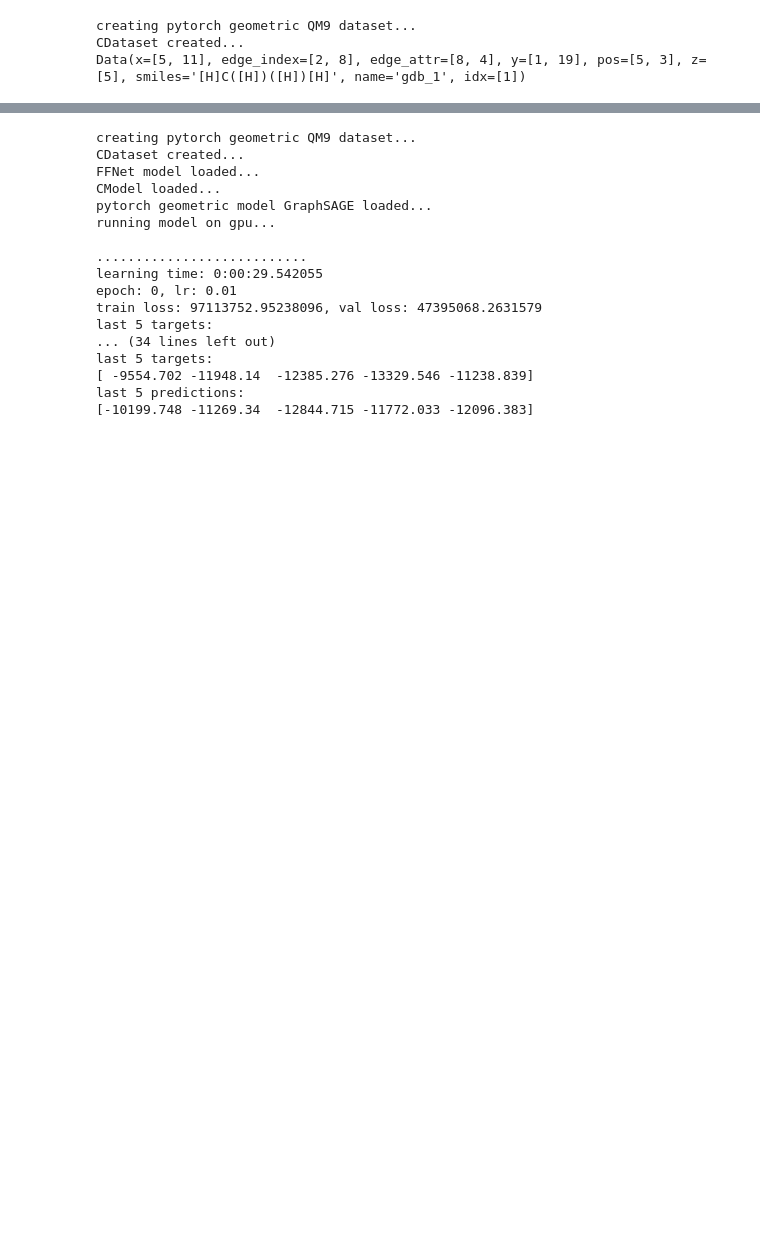
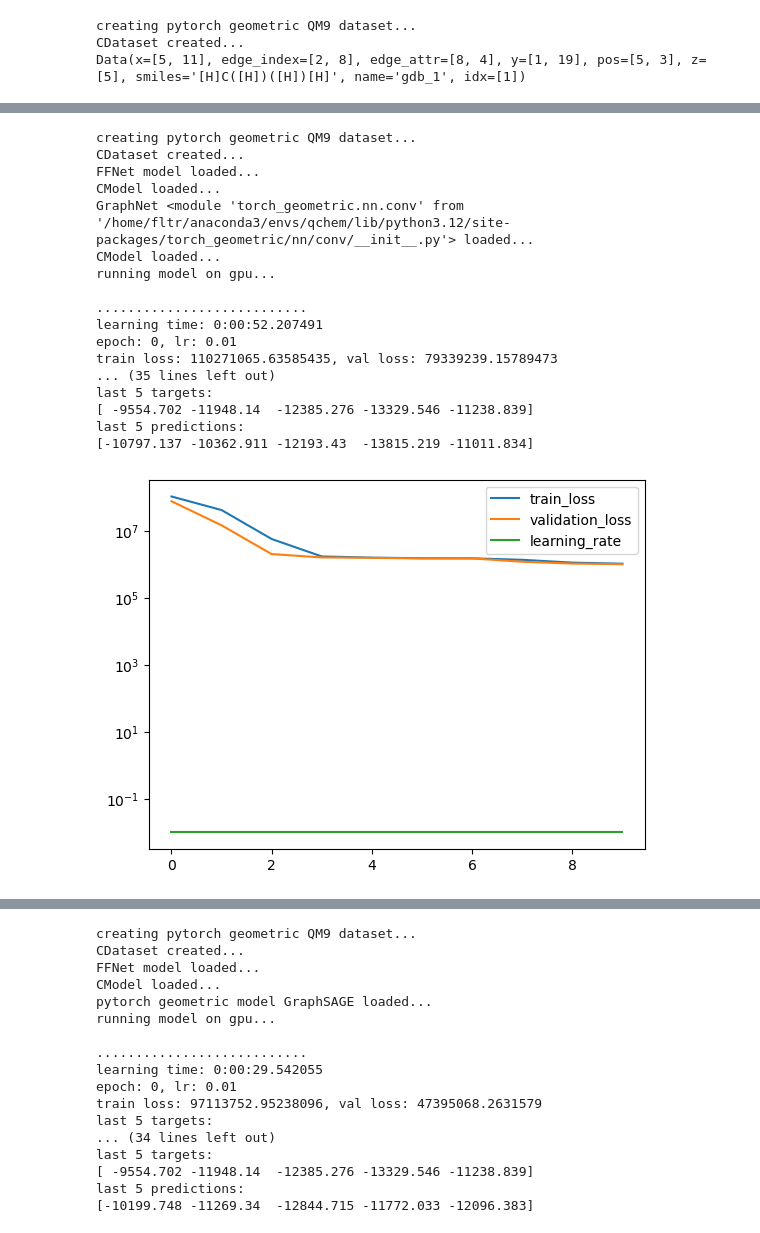
Before and after one commit to icanswim/qchem, a Jupyter notebook: experiment.ipynb, the cells around one changed output, grey strips where cells are left out. Drawn from its saved outputs; the diff is of its cells as text; code cells hidden in the pictures; blank space fills up the shorter version.

```diff
--- a/experiment.ipynb
+++ b/experiment.ipynb
@@ -198,0 +398,80 @@ qm9.ds[li].rdmol
+# %%
+# qchem PyG dataset wrapper (PGDS) with qchem model (GraphNet)
+# NetConv convolutions with edge features
+# extract, transform, load, model, metrics, display
+
+class IndexY(T.BaseTransform):
+    def __init__(self, i):
+        self.i = i
+
+    def __call__(self, data):
+        # Shallow-copy the data so that we prevent in-place data modification.
+        return self.forward(copy.copy(data))
+
+    def forward(self, data):
+        y = data.y[:,self.i]
+        data.y = y
+        return data
+
+model_param = {'in_channels': 11,
+               'hidden': 128,
+               'out_channels': 1,
+               'depth': 2,
+               'convolution': 'NetConv', # uses edge features
+               'pool': 'MeanAggregation',
+               'dropout': .1,
+               'softmax': None,
+               'activation': 'relu',
+               'edge_features': 4,
+               }
+
+ds_param = {'train_param': {'dataset': 'QM9',
+                            'transforms': {},
+                            'pg_param': {'root': './data/',
+                                         'transform': T.Compose([IndexY(7)])}}}
+
+metrics_param = {'report_interval': 100,
+                 'log_plot': True,
+                 'min_lr': .0013}
+
+opt_param = {'lr': 0.01}
+
+crit_param = {'reduction': 'sum'}
+
+sample_param = {'set_seed': 88,
+                'splits': (.7, .15)}
+
+sched_param = {'factor': .6,
+               'patience': 5,
+               'cooldown': 5,
+               'min_lr': .00125}
+
+
+l = Learn([PGDS], GraphNet, Selector,
+          Optimizer=Adam, Scheduler=ReduceLROnPlateau, Criterion=MSELoss, DataLoader=DataLoader,
+          model_param=model_param, ds_param=ds_param, sample_param=sample_param,
+          opt_param=opt_param, sched_param=sched_param, crit_param=crit_param,
+          metrics_param=metrics_param,
+          squeeze_y_pred=True, batch_size=256, epochs=2)
+
+# cosmosis qm9 feature U0 is in hartree while pyg qm9 U0 (y[7]) is in eV
+# hartree * 27.2114 = eV
+# %% [output]
+creating pytorch geometric QM9 dataset...
+CDataset created...
+FFNet model loaded...
+CModel loaded...
+GraphNet <module 'torch_geometric.nn.conv' from '/home/fltr/anaconda3/envs/qchem/lib/python3.12/site-packages/torch_geometric/nn/conv/__init__.py'> loaded...
+CModel loaded...
+running model on gpu...
+
+...........................
+learning time: 0:00:52.207491
+epoch: 0, lr: 0.01
+train loss: 110271065.63585435, val loss: 79339239.15789473
+... (35 lines left out)
+last 5 targets:
+[ -9554.702 -11948.14  -12385.276 -13329.546 -11238.839]
+last 5 predictions:
+[-10797.137 -10362.911 -12193.43  -13815.219 -11011.834]
+[figure, added]
```
Also changed, not shown: parts of 25 cells of this notebook, 1 other file.
